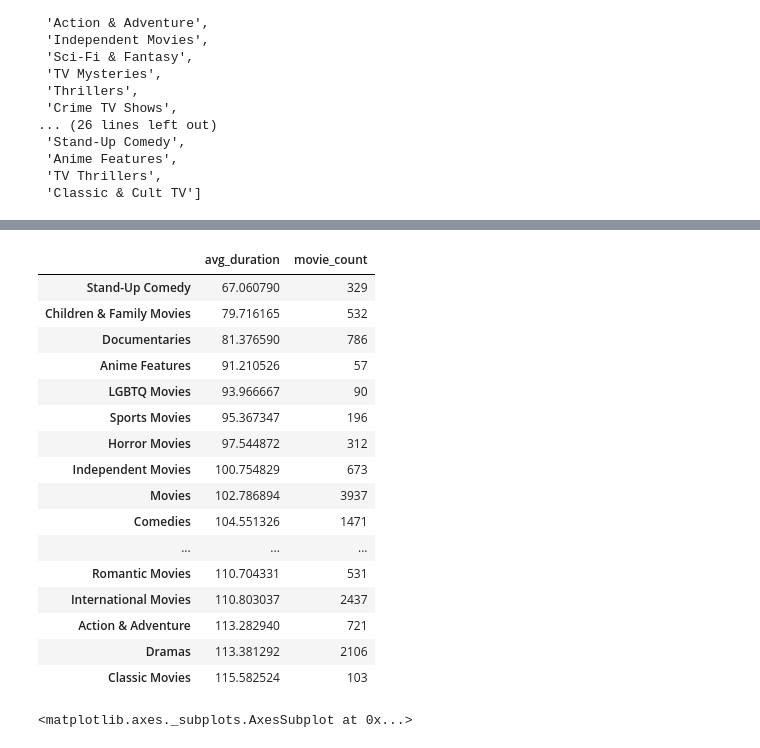
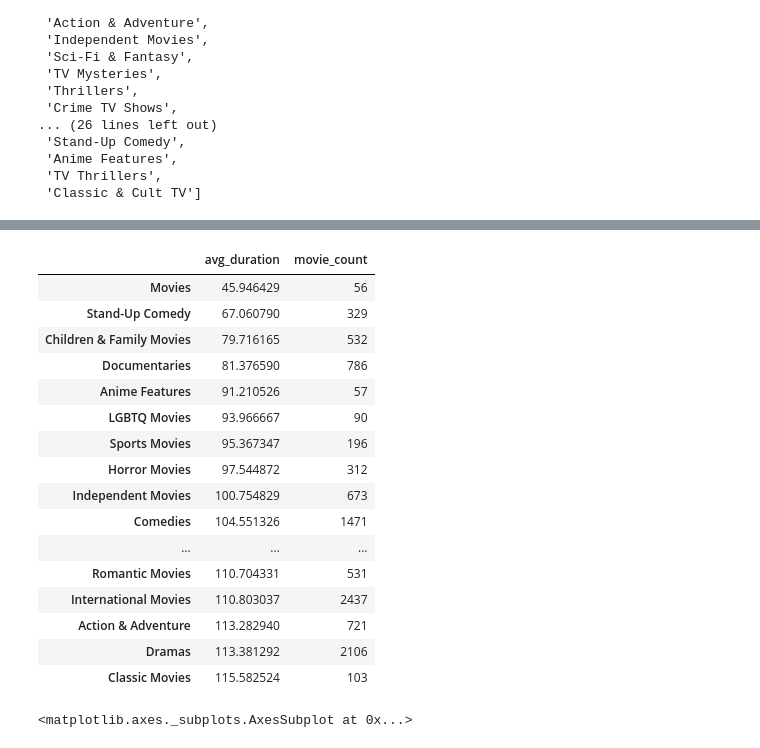
Before and after one commit to albert-ntiri/netflix, a Jupyter notebook: Netflix_EDA.ipynb, the cells around one changed output, grey strips where cells are left out. Saved outputs shown, nothing was run; the diff lists cells and outputs as text; code cells hidden in the pictures.

Commit message:
Further progress on important words by genre

```diff
--- a/Netflix_EDA.ipynb
+++ b/Netflix_EDA.ipynb
@@ -497,7 +497,12 @@ countries_list
 # %%
 cast_sizes_by_country = {}
 for c in countries_list:
-    subset_df = netflix[netflix.country.str.contains(c)]
+    indexes = []
+    for i in list(netflix.index):
+        countries = netflix.loc[i, 'country_list']
+        if c in countries:
+            indexes.append(i)
+    subset_df = netflix.loc[indexes, :]
     avg_cast_size = subset_df.cast_size.mean()
     cast_sizes_by_country[c] = avg_cast_size
 
@@ -576,7 +581,12 @@ netflix.head(3)
 tv_shows_by_country = {}
 movies_by_country = {}
 for c in countries_list:
-    subset_df = netflix[netflix.country.str.contains(c)]
+    indexes = []
+    for i in list(netflix.index):
+        countries = netflix.loc[i, 'country_list']
+        if c in countries:
+            indexes.append(i)
+    subset_df = netflix.loc[indexes, :]
     tv_show_count = len(subset_df[subset_df.type == 'TV Show'])
     movie_count = len(subset_df[subset_df.type == 'Movie'])
     tv_shows_by_country[c] = tv_show_count
@@ -662,7 +672,12 @@ directors_list
 # %%
 country_count_by_director = {}
 for d in directors_list:
-    subset_df = netflix[netflix.director.str.contains(d)]
+    indexes = []
+    for i in list(netflix.index):
+        directors = netflix.loc[i, 'director_list']
+        if d in directors:
+            indexes.append(i)
+    subset_df = netflix.loc[indexes, :]
     country_count = {}
     for entry in subset_df.country.unique():
         for x in entry:
@@ -774,3 +794,16 @@ genres_list
  'Anime Features',
  'TV Thrillers',
  'Classic & Cult TV']
+# %%
+count_by_genre = {}
+for g in genres_list:
+    count = 0
+    for x in netflix.listed_in_list:
+        if g in x:
+            count += 1
+    count_by_genre[g] = count
+
+genre_df = pd.DataFrame(pd.Series(count_by_genre), columns=['count'])
+genre_df.sort_values(by='count', ascending=False, inplace=True)
+genres_list = list(genre_df.index)
+genre_df
@@ -777,20 +828,26 @@ genres_list
 # %%
 count_by_genre_movie = {}
 avg_duration_by_genre = {}
 for g in genres_list:
-    subset_df = movies[movies.listed_in.str.contains(g)]
+    indexes = []
+    for i in list(movies.index):
+        genres = movies.loc[i, 'listed_in_list']
+        if g in genres:
+            indexes.append(i)
+    subset_df = movies.loc[indexes, :]
     count = len(subset_df)
     avg_duration = subset_df.duration.mean()
     count_by_genre_movie[g] = count
     avg_duration_by_genre[g] = avg_duration
 
 genre_duration = pd.DataFrame(pd.Series(avg_duration_by_genre), columns=['avg_duration'])
 genre_duration['movie_count'] = genre_duration.index.map(count_by_genre_movie)
 genre_duration.dropna(inplace=True)
 genre_duration.sort_values(by='avg_duration', inplace=True)
 genre_duration
 # %% [output]
 |  | avg_duration | movie_count |
+| Movies | 45.946429 | 56 |
 | Stand-Up Comedy | 67.060790 | 329 |
 | Children & Family Movies | 79.716165 | 532 |
 | Documentaries | 81.376590 | 786 |
@@ -799,7 +856,6 @@ genre_duration
 | Sports Movies | 95.367347 | 196 |
 | Horror Movies | 97.544872 | 312 |
 | Independent Movies | 100.754829 | 673 |
-| Movies | 102.786894 | 3937 |
 | Comedies | 104.551326 | 1471 |
 | ... | ... | ... |
 | Romantic Movies | 110.704331 | 531 |
```
Also changed, not shown: parts of 28 cells of this notebook.
